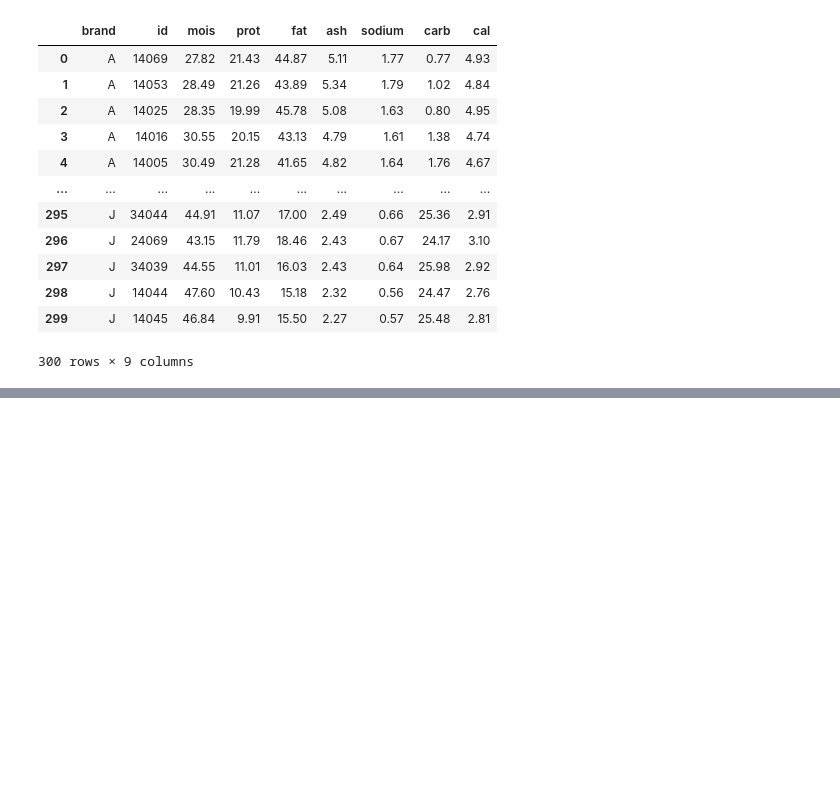
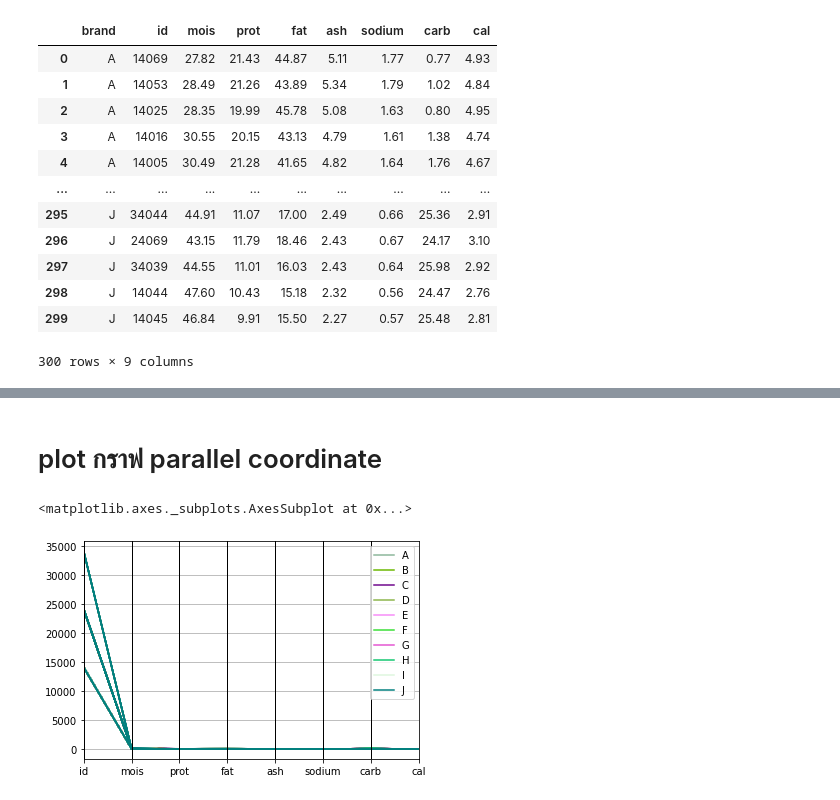
Before and after one commit to Jiraporn-klobrat/multivariate-, a Jupyter notebook: Exam.ipynb, the cells around one changed output, grey strips where cells are left out. Saved outputs shown, nothing was run; the diff lists cells and outputs as text; code cells hidden in the pictures; blank space fills up the shorter version.

```diff
--- a/Exam.ipynb
+++ b/Exam.ipynb
@@ -24,0 +114,7 @@ data.head(10)
+# %% [markdown]
+# plot กราฟ parallel coordinate
+# %%
+pd.plotting.parallel_coordinates(data,'brand')
+# %% [output]
+<matplotlib.axes._subplots.AxesSubplot at 0x...>
+[figure, added]
```
Also changed, not shown: parts of 44 cells of this notebook.
